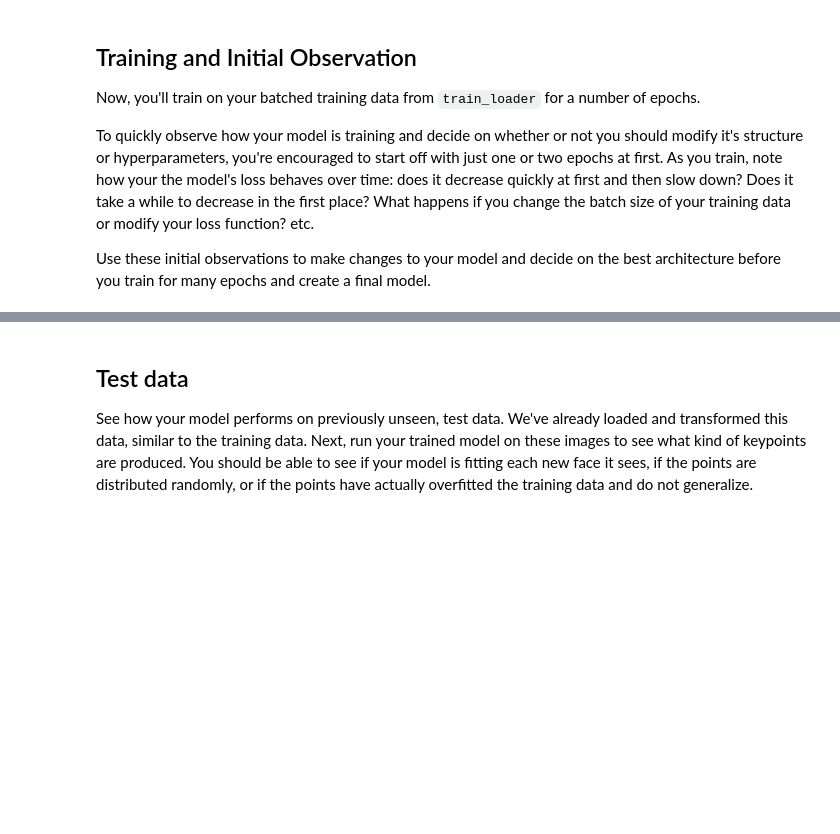
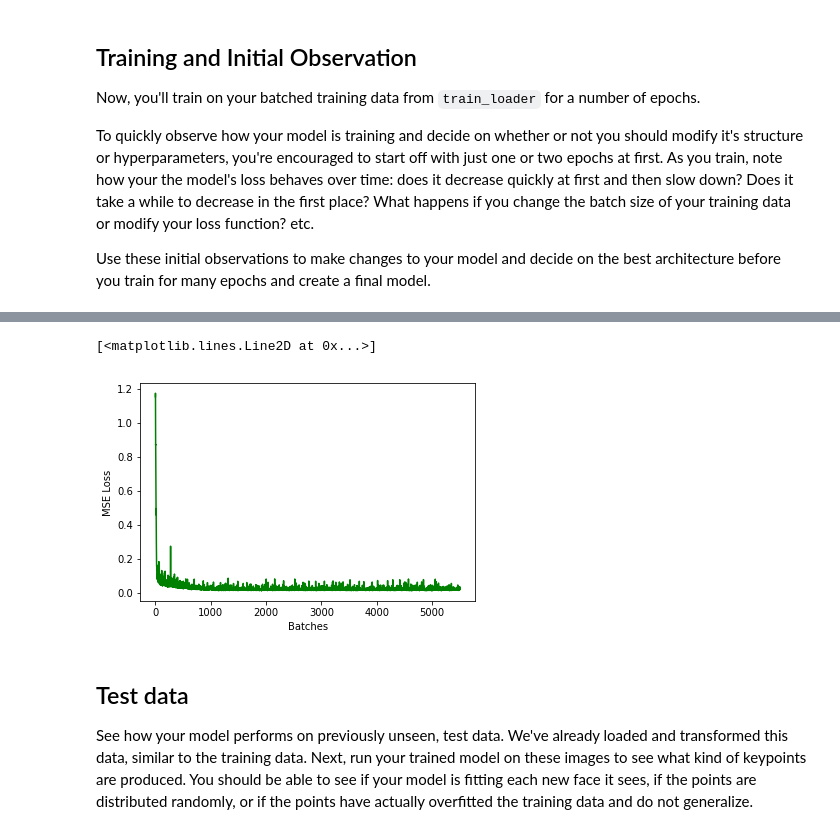
Before and after one commit to jeff-daniels/Udacity-CVND, a Jupyter notebook: Project 1: Facial Keypoint Detection/2. Define the Network Architecture.ipynb, the cells around one changed output, grey strips where cells are left out. Saved outputs shown, nothing was run; the diff lists cells and outputs as text; code cells hidden in the pictures; blank space fills up the shorter version.

```diff
--- a/Project 1: Facial Keypoint Detection/2. Define the Network Architecture.ipynb
+++ b/Project 1: Facial Keypoint Detection/2. Define the Network Architecture.ipynb
@@ -514,0 +541,13 @@ plt.plot(epoch_losses, "g-")
+# %%
+model = LeNet()
+
+checkpoint = torch.load('saved_models/Best-LeNet-100.tar')
+losses = checkpoint.get('losses')
+model.load_state_dict(checkpoint.get('model'))
+
+plt.xlabel("Batches")
+plt.ylabel("MSE Loss")
+plt.plot(losses, "g-")
+# %% [output]
+[<matplotlib.lines.Line2D at 0x...>]
+[figure, added]
```
Also changed, not shown: parts of 19 cells of this notebook, 2 other files.
